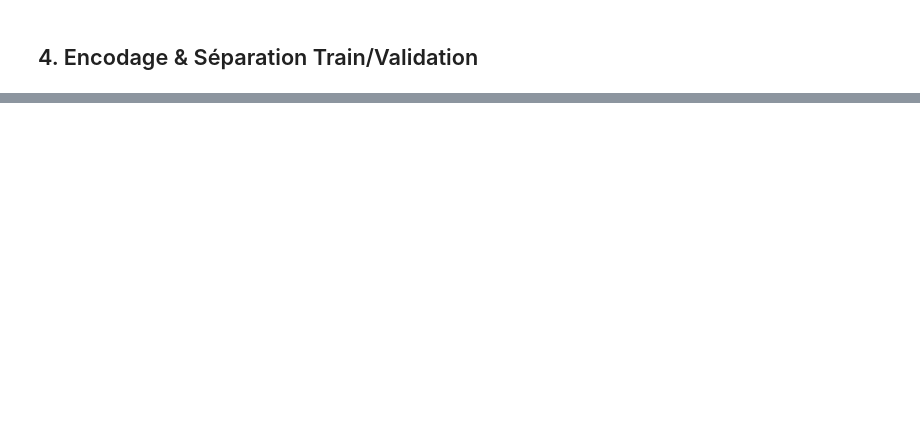
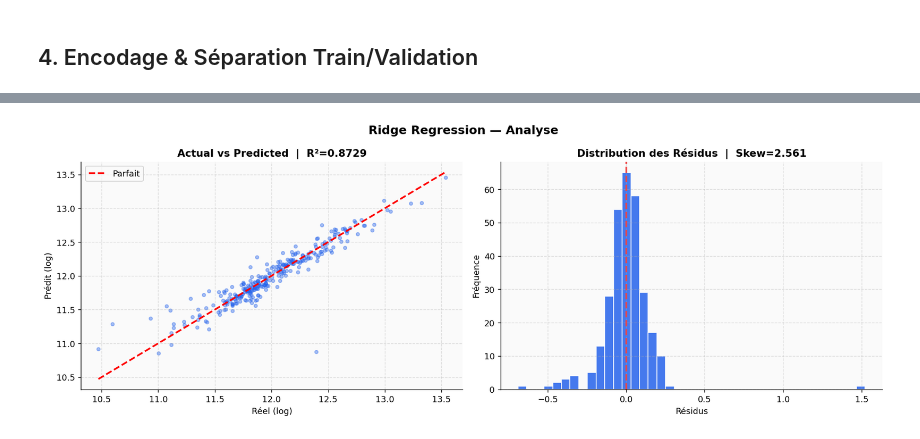
Before and after one commit to tahamesselmani50/house-price-prediction, a Jupyter notebook: notebooks/02_Modeling.ipynb, the cells around one changed output, grey strips where cells are left out. Drawn from its saved outputs; the diff is of its cells as text; code cells hidden in the pictures; blank space fills up the shorter version.

```diff
--- a/notebooks/02_Modeling.ipynb
+++ b/notebooks/02_Modeling.ipynb
@@ -23,5 +12,4 @@
 # %%
-# ── Librairies standard
 import pandas as pd
 import numpy as np
 import matplotlib.pyplot as plt
@@ -31,28 +19,24 @@ from scipy import stats
 import warnings
 warnings.filterwarnings('ignore')
 
-# ── Preprocessing
 from sklearn.preprocessing import StandardScaler
 from sklearn.model_selection import train_test_split, cross_val_score, KFold, RandomizedSearchCV
-
-# ── Modèles
 from sklearn.linear_model import Ridge, Lasso
 from sklearn.tree import DecisionTreeRegressor
 from sklearn.ensemble import RandomForestRegressor, GradientBoostingRegressor
-
-# ── Évaluation
 from sklearn.metrics import mean_squared_error, mean_absolute_error, r2_score
 
-# ── Style
-plt.rcParams.update({'figure.dpi':130,'figure.facecolor':'white','axes.facecolor':'#FAFAFA',
-    'axes.grid':True,'grid.alpha':0.4,'grid.linestyle':'--',
-    'axes.spines.top':False,'axes.spines.right':False})
-COLORS = ['#1E3A5F','#2563EB','#3B82F6','#93C5FD','#BFDBFE']
+plt.rcParams.update({
+    'figure.dpi': 130, 'figure.facecolor': 'white',
+    'axes.facecolor': '#FAFAFA', 'axes.grid': True,
+    'grid.alpha': 0.4, 'grid.linestyle': '--',
+    'axes.spines.top': False, 'axes.spines.right': False
+})
+COLORS = ['#1E3A5F','#2563EB','#3B82F6','#93C5FD']
 ACCENT = '#EF4444'
 RANDOM_STATE = 42
 np.random.seed(RANDOM_STATE)
 
-# ── Chargement
 train = pd.read_csv('../data/train.csv')
 test  = pd.read_csv('../data/test.csv')
 print(f'✅ Train: {train.shape} | Test: {test.shape}')
@@ -548,0 +233,25 @@ ce qui signifie que le modèle explique ~90.5% de la variance du prix de vente.
+# %%
+# Visualisation — Ridge : Actual vs Predicted
+fig, axes = plt.subplots(1, 2, figsize=(14, 5))
+fig.suptitle('Ridge Regression — Analyse', fontsize=14, fontweight='bold')
+
+# Actual vs Predicted
+axes[0].scatter(y_val, y_pred_ridge, alpha=0.4, color=COLORS[1], s=15)
+mn, mx = min(y_val.min(), y_pred_ridge.min()), max(y_val.max(), y_pred_ridge.max())
+axes[0].plot([mn,mx],[mn,mx],'r--',lw=2,label='Parfait')
+axes[0].set_xlabel('Réel (log)'); axes[0].set_ylabel('Prédit (log)')
+axes[0].set_title(f'Actual vs Predicted  |  R²={r2_ridge:.4f}', fontweight='bold')
+axes[0].legend()
+
+# Résidus
+residuals = y_val - y_pred_ridge
+axes[1].hist(residuals, bins=40, color=COLORS[1], edgecolor='white', alpha=0.85)
+axes[1].axvline(0, color=ACCENT, lw=2, linestyle='--')
+axes[1].set_xlabel('Résidus'); axes[1].set_ylabel('Fréquence')
+axes[1].set_title(f'Distribution des Résidus  |  Skew={residuals.skew():.3f}', fontweight='bold')
+
+plt.tight_layout()
+plt.savefig('../data/ridge_analysis.png', bbox_inches='tight', dpi=130)
+plt.show()
+# %% [output]
+[figure, added]
```
Also changed, not shown: parts of 50 cells of this notebook, 8 other files.
